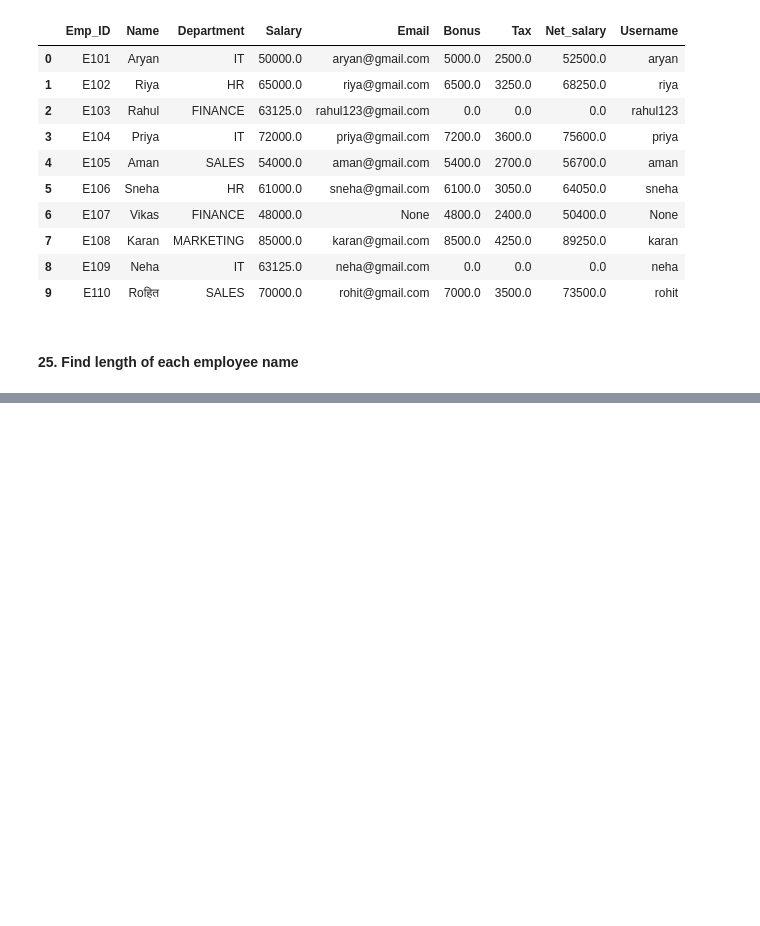
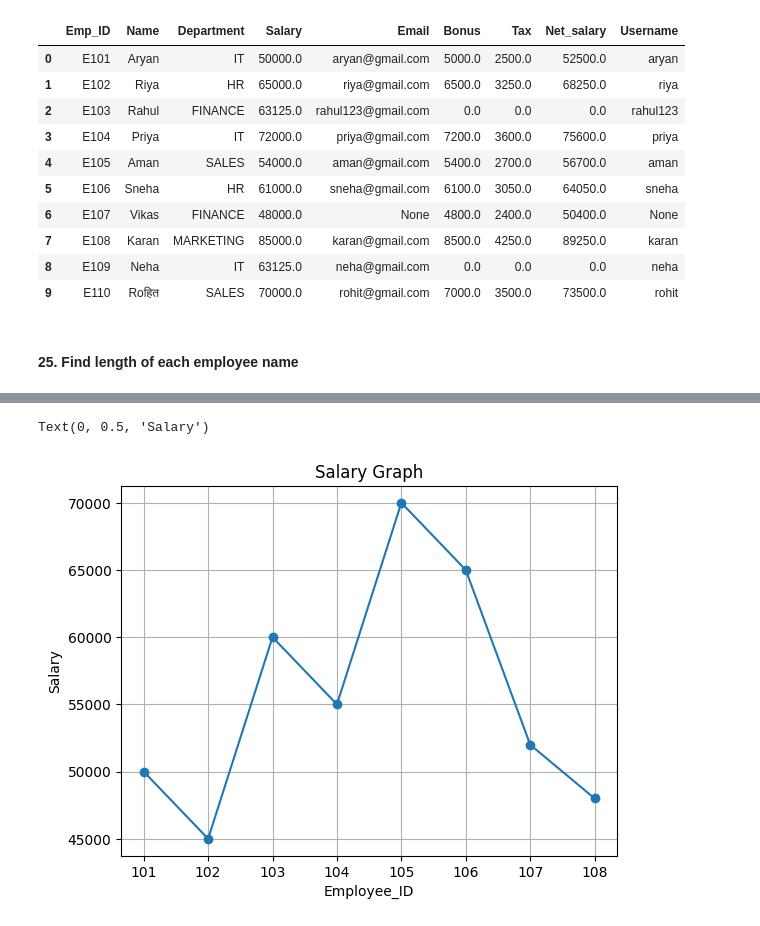
Before and after one commit to theaditya24/COMPLETE-PYTHON-FOR-DATA-ANALYTICS, a Jupyter notebook: Practice-Questions.ipynb, the cells around one changed output, grey strips where cells are left out. Saved outputs shown, nothing was run; the diff lists cells and outputs as text; code cells hidden in the pictures; blank space fills up the shorter version.

```diff
--- a/Practice-Questions.ipynb
+++ b/Practice-Questions.ipynb
@@ -1204,0 +1974,13 @@ df3
+# %%
+data = {
+    "Employee_ID": [101,102,103,104,105,106,107,108],
+    "Name": ["Aman","Riya","Karan","Neha","Vikas","Pooja","Rahul","Simran"],
+    "Age": [25,28,30,27,35,29,32,26],
+    "Department": ["IT","HR","IT","Finance","HR","IT","Finance","HR"],
+    "Salary": [50000,45000,60000,55000,70000,65000,52000,48000],
+    "Experience": [2,3,5,4,8,6,3,2],
+    "Rating": [4.5,3.8,4.9,4.2,4.8,4.6,3.9,4.1]
+}
+
+df = pd.DataFrame(data)
+df
@@ -1204,0 +1999,2 @@ df3
+# %%
+df['Salary_with_bonus'] = df['Salary'].apply(lambda x: x*1.10)
@@ -1204,0 +2016,9 @@ df3
+# %%
+def Calc_salaryLevel(x):
+    if x >= 60000:
+        return 'High'
+    else:
+        return 'Low'
+
+df['Salary_Level'] = df["Salary"].apply(Calc_salaryLevel)
+df
@@ -1204,0 +2035,10 @@ df3
+# %%
+import matplotlib.pyplot as plt
+plt.plot(df['Employee_ID'], df['Salary'], marker='o')
+plt.grid()
+plt.title("Salary Graph")
+plt.xlabel("Employee_ID")
+plt.ylabel("Salary")
+# %% [output]
+Text(0, 0.5, 'Salary')
+[figure, added]
```
Also changed, not shown: parts of 153 cells of this notebook, 3 other files.
